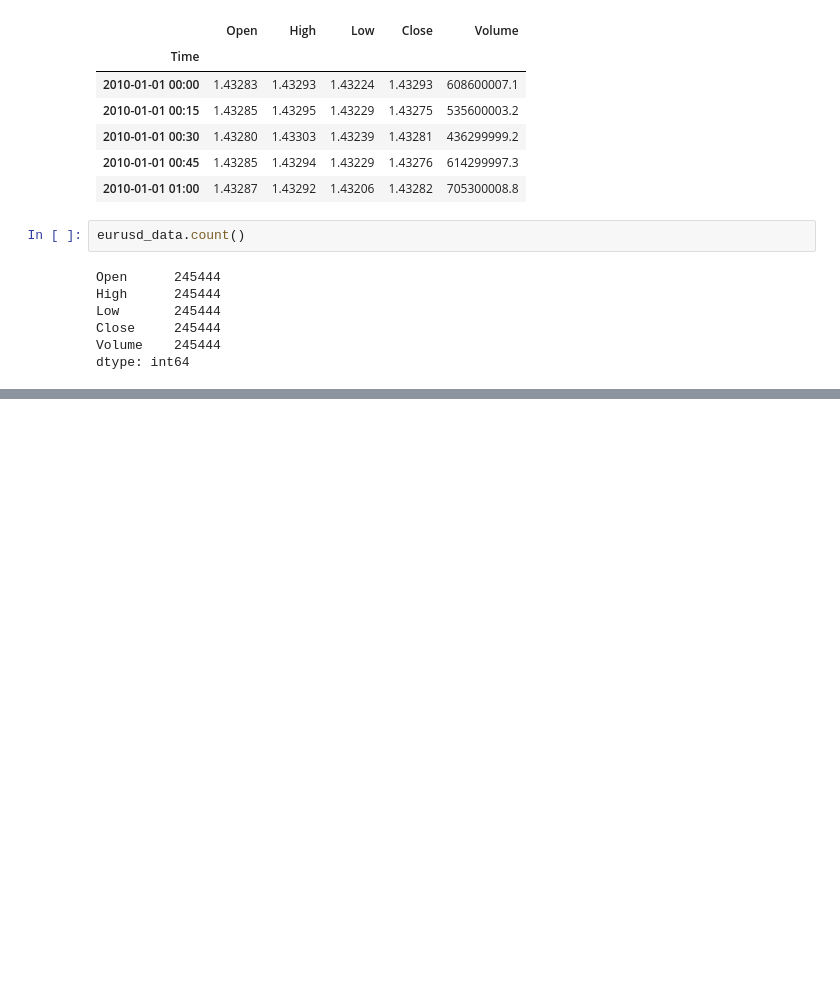
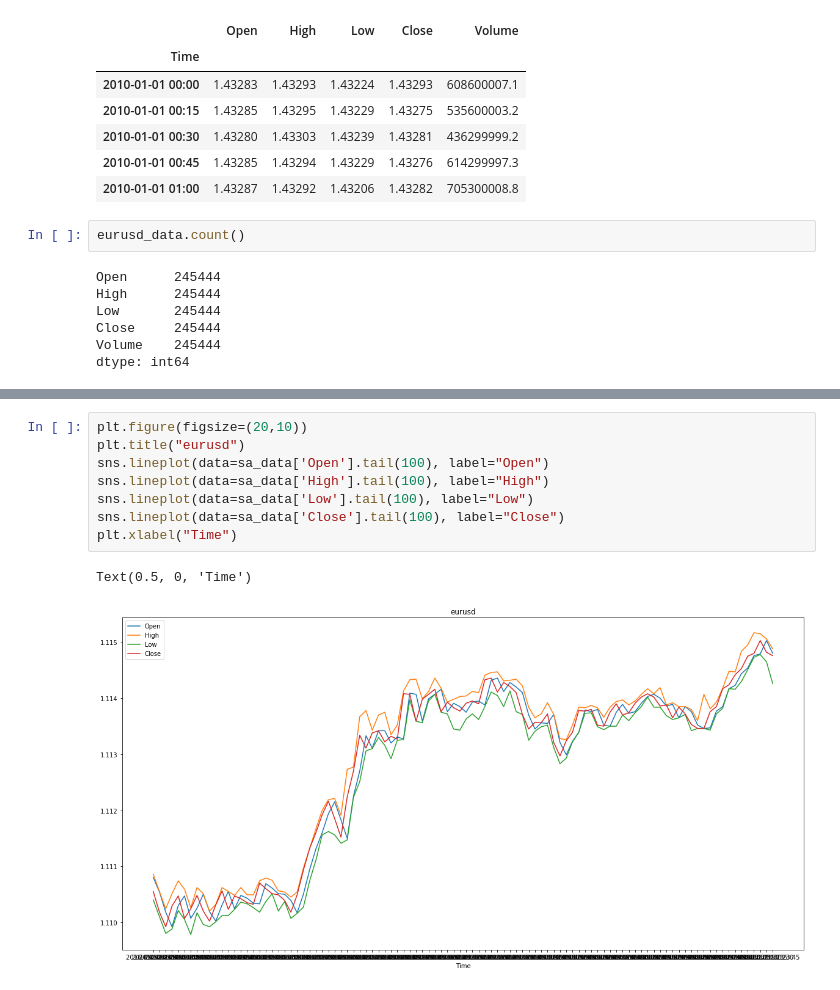
Before and after one commit to i-m-chandra/Data_Science_Projects, a Jupyter notebook: eurusd_project/eurusd_price_forecast.ipynb, the cells around one changed output, grey strips where cells are left out. Drawn from its saved outputs; the diff is of its cells as text; blank space fills up the shorter version.

```diff
--- a/eurusd_project/eurusd_price_forecast.ipynb
+++ b/eurusd_project/eurusd_price_forecast.ipynb
@@ -133,0 +148,11 @@ dtype: int64
+# %%
+plt.figure(figsize=(20,10))
+plt.title("eurusd")
+sns.lineplot(data=sa_data['Open'].tail(100), label="Open")
+sns.lineplot(data=sa_data['High'].tail(100), label="High")
+sns.lineplot(data=sa_data['Low'].tail(100), label="Low")
+sns.lineplot(data=sa_data['Close'].tail(100), label="Close")
+plt.xlabel("Time")
+# %% [output]
+Text(0.5, 0, 'Time')
+[figure, added]
```
Also changed, not shown: parts of 8 cells of this notebook.
